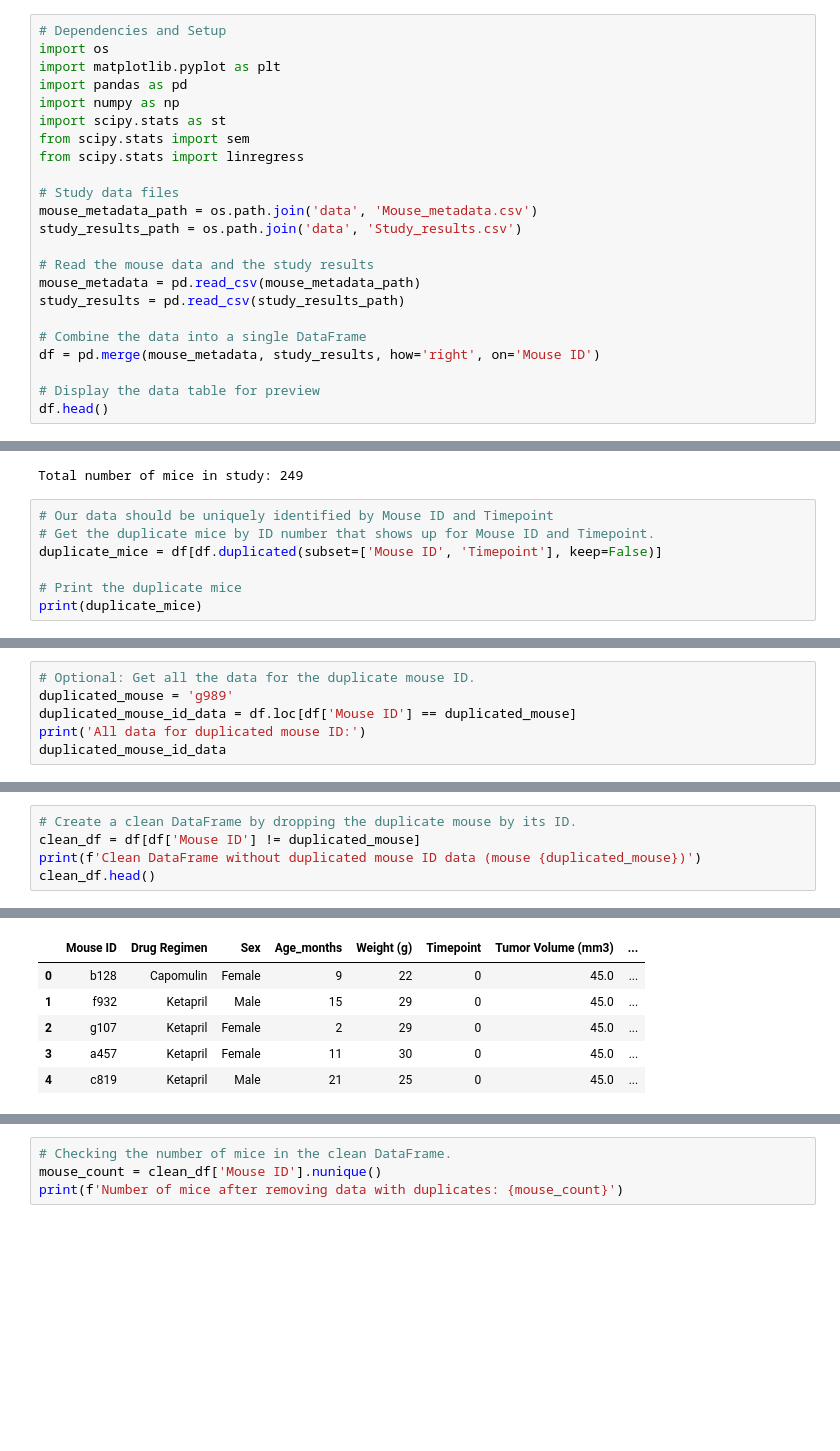
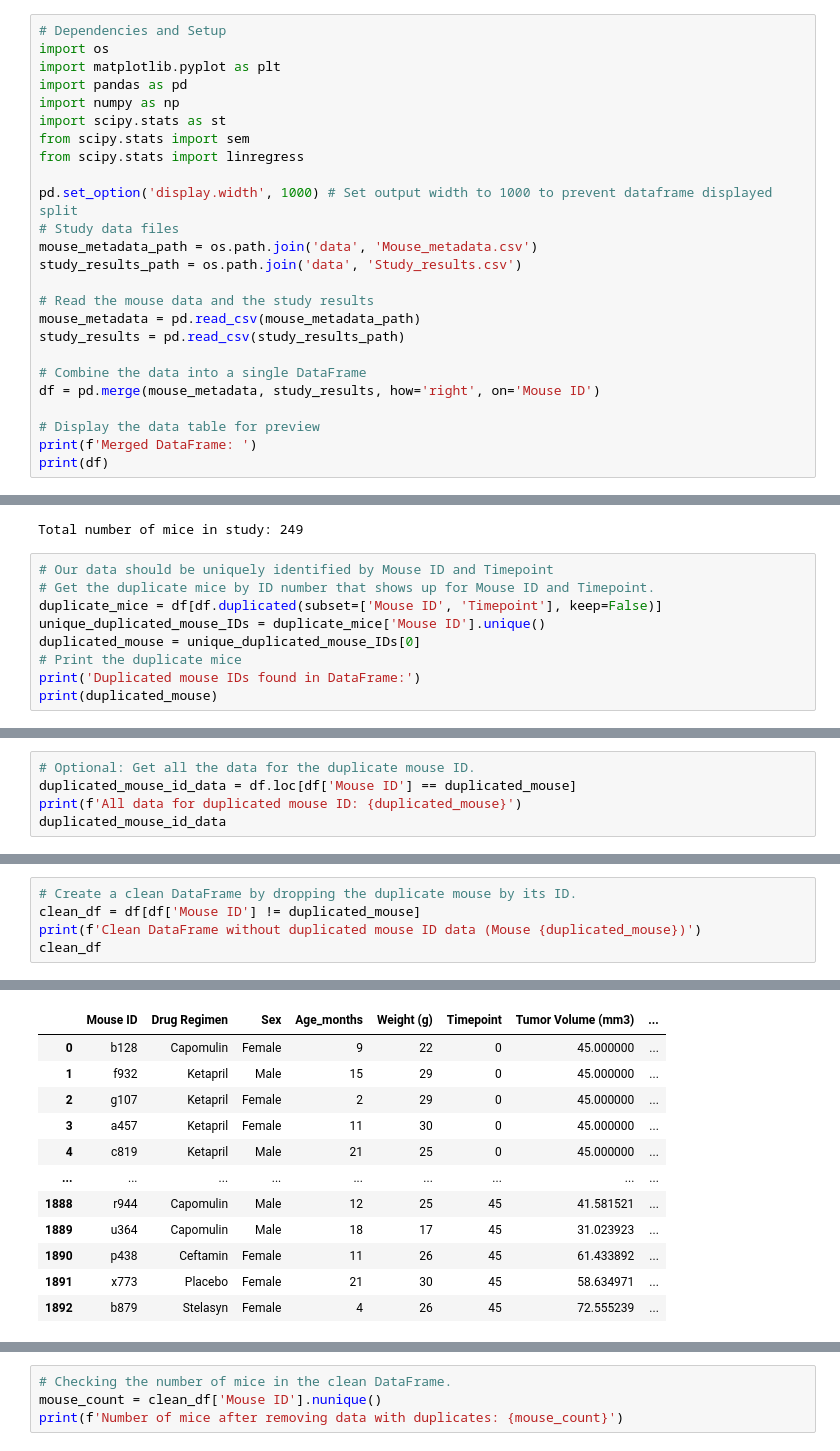
Before and after one commit to andrewplane/matplotlib_challenge, a Jupyter notebook: Pymaceuticals/main.ipynb, the cells around one changed output, grey strips where cells are left out. Saved outputs shown, nothing was run; the diff lists cells and outputs as text; blank space fills up the shorter version.

```diff
--- a/Pymaceuticals/main.ipynb
+++ b/Pymaceuticals/main.ipynb
@@ -15,6 +15,7 @@ import scipy.stats as st
 from scipy.stats import sem
 from scipy.stats import linregress
 
+pd.set_option('display.width', 1000) # Set output width to 1000 to prevent dataframe displayed split
 # Study data files
 mouse_metadata_path = os.path.join('data', 'Mouse_metadata.csv')
 study_results_path = os.path.join('data', 'Study_results.csv')
@@ -27,5 +28,6 @@ study_results = pd.read_csv(study_results_path)
 df = pd.merge(mouse_metadata, study_results, how='right', on='Mouse ID')
 
 # Display the data table for preview
-df.head()
+print(f'Merged DataFrame: ')
+print(df)
 # %% [output]
@@ -44,7 +55,9 @@ Total number of mice in study: 249
 # Our data should be uniquely identified by Mouse ID and Timepoint
 # Get the duplicate mice by ID number that shows up for Mouse ID and Timepoint.
 duplicate_mice = df[df.duplicated(subset=['Mouse ID', 'Timepoint'], keep=False)]
-
+unique_duplicated_mouse_IDs = duplicate_mice['Mouse ID'].unique()
+duplicated_mouse = unique_duplicated_mouse_IDs[0]
 # Print the duplicate mice
-print(duplicate_mice)
+print('Duplicated mouse IDs found in DataFrame:')
+print(duplicated_mouse)
 # %% [output]
@@ -68,7 +66,6 @@ print(duplicate_mice)
 # %%
 # Optional: Get all the data for the duplicate mouse ID.
-duplicated_mouse = 'g989'
 duplicated_mouse_id_data = df.loc[df['Mouse ID'] == duplicated_mouse]
-print('All data for duplicated mouse ID:')
+print(f'All data for duplicated mouse ID: {duplicated_mouse}')
 duplicated_mouse_id_data
 # %% [output]
@@ -90,6 +87,6 @@ All data for duplicated mouse ID:
 # %%
 # Create a clean DataFrame by dropping the duplicate mouse by its ID.
 clean_df = df[df['Mouse ID'] != duplicated_mouse]
-print(f'Clean DataFrame without duplicated mouse ID data (mouse {duplicated_mouse})')
-clean_df.head()
+print(f'Clean DataFrame without duplicated mouse ID data (Mouse {duplicated_mouse})')
+clean_df
 # %% [output]
@@ -97,6 +94,12 @@ Clean DataFrame without duplicated mouse ID data (mouse g989)
 |  | Mouse ID | Drug Regimen | Sex | Age_months | Weight (g) | Timepoint | Tumor Volume (mm3) | ... |
-| 0 | b128 | Capomulin | Female | 9 | 22 | 0 | 45.0 | ... |
-| 1 | f932 | Ketapril | Male | 15 | 29 | 0 | 45.0 | ... |
-| 2 | g107 | Ketapril | Female | 2 | 29 | 0 | 45.0 | ... |
-| 3 | a457 | Ketapril | Female | 11 | 30 | 0 | 45.0 | ... |
-| 4 | c819 | Ketapril | Male | 21 | 25 | 0 | 45.0 | ... |
+| 0 | b128 | Capomulin | Female | 9 | 22 | 0 | 45.000000 | ... |
+| 1 | f932 | Ketapril | Male | 15 | 29 | 0 | 45.000000 | ... |
+| 2 | g107 | Ketapril | Female | 2 | 29 | 0 | 45.000000 | ... |
+| 3 | a457 | Ketapril | Female | 11 | 30 | 0 | 45.000000 | ... |
+| 4 | c819 | Ketapril | Male | 21 | 25 | 0 | 45.000000 | ... |
+| ... | ... | ... | ... | ... | ... | ... | ... | ... |
+| 1888 | r944 | Capomulin | Male | 12 | 25 | 45 | 41.581521 | ... |
+| 1889 | u364 | Capomulin | Male | 18 | 17 | 45 | 31.023923 | ... |
+| 1890 | p438 | Ceftamin | Female | 11 | 26 | 45 | 61.433892 | ... |
+| 1891 | x773 | Placebo | Female | 21 | 30 | 45 | 58.634971 | ... |
+| 1892 | b879 | Stelasyn | Female | 4 | 26 | 45 | 72.555239 | ... |
```
Also changed, not shown: parts of 15 cells of this notebook.
